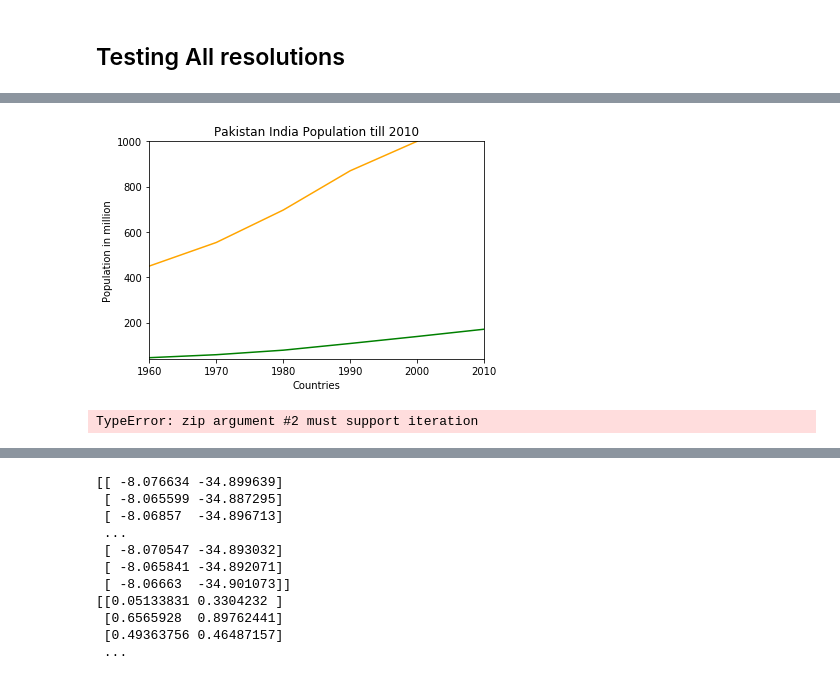
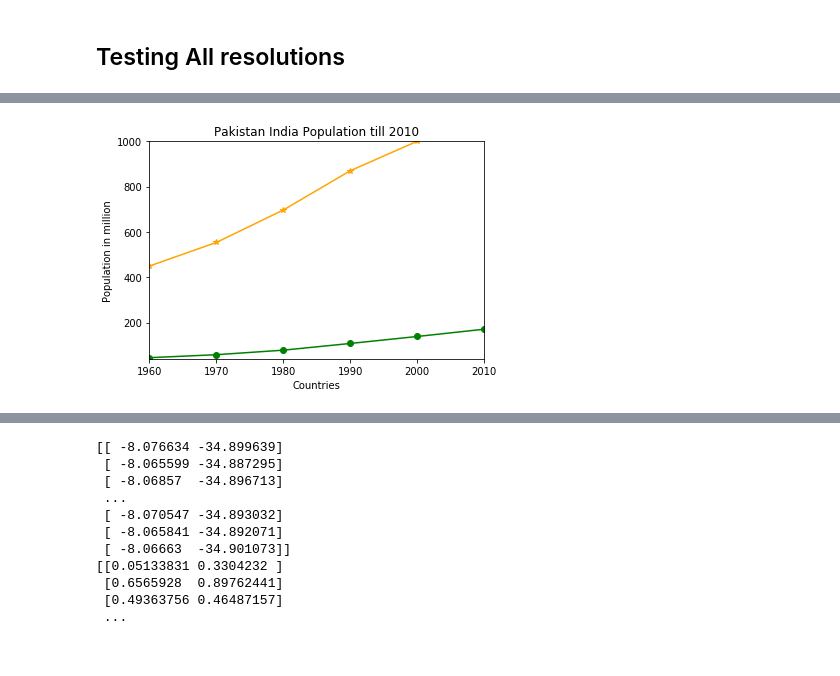
Before and after one commit to thiagoald/projeto_es290, a Jupyter notebook: Localization.ipynb, the cells around one changed output, grey strips where cells are left out. Cells and saved outputs as stored; diff of their text form; code cells hidden in the pictures.

```diff
--- a/Localization.ipynb
+++ b/Localization.ipynb
@@ -604,17 +703,21 @@ Redução do espaço de busca para a resolução  20 : 0.9814072351545081
 # %%
 year = [1960, 1970, 1980, 1990, 2000, 2010]
 pop_pakistan = [44.91, 58.09, 78.07, 107.7, 138.5, 170.6]
 pop_india = [449.48, 553.57, 696.783, 870.133, 1000.4, 1309.1]
-plt.plot(year, pop_pakistan, color='g')
-plt.plot(year, pop_india, color='orange')
+
+fig = plt.figure()
+plt_res = plt.subplot(111)
+plt_res.plot(year, pop_pakistan, color='g', marker ='o')
+plt_res.plot(year, pop_india, color='orange', marker ='*')
 plt.xlabel('Countries')
 plt.ylabel('Population in million')
 plt.title('Pakistan India Population till 2010')
 plt.axis([1960, 2010,40, 1000])
 plt.show()
+
+fig.savefig('resources/results/grid_resolution_error.png',dpi=100)
+
+
+#plt.savefig('resources/results/grid_resolution_error.png')
 # %% [output]
-[figure, old version]
+[figure, new version]
-# %%
-samples = zip((1,2), )
-# %% [output]
-TypeError: zip argument #2 must support iteration
```
Also changed, not shown: parts of 4 cells of this notebook.
